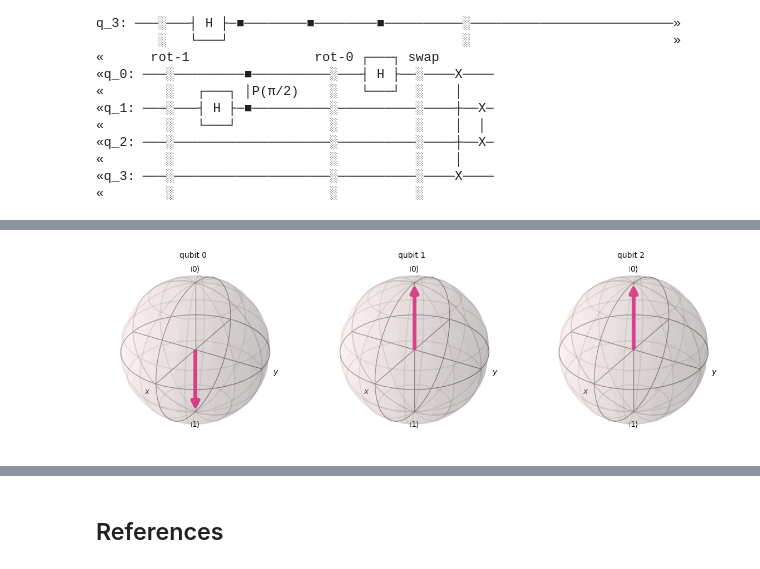
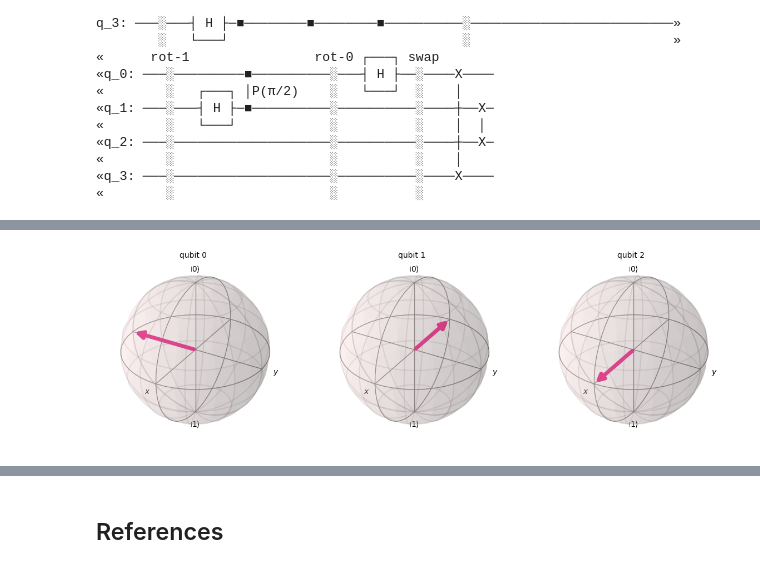
Before and after one commit to yoyolicoris/qmul-ecs7011-courseworks, a Jupyter notebook: coursework2.ipynb, the cells around one changed output, grey strips where cells are left out. Saved outputs shown, nothing was run; the diff lists cells and outputs as text; code cells hidden in the pictures.

```diff
--- a/coursework2.ipynb
+++ b/coursework2.ipynb
@@ -258,0 +244,19 @@ q_2: ─────
+# %%
+def get_string_as_circuit(state: str, num_qubits: int) -> QuantumCircuit:
+    """
+    Returns a quantum circuit that prepares the given state
+
+    Args:
+        state: The state to prepare
+        num_qubits: The number of qubits to prepare the state on
+
+    Returns:
+        The quantum circuit that prepares the state
+    """
+    circuit = QuantumCircuit(num_qubits)
+    reduce(
+        lambda _, x: circuit.x(x[0]) if x[1] else None,
+        enumerate(map(int, reversed(state))),
+        None,
+    )
+    return circuit
@@ -258,0 +265,8 @@ q_2: ─────
+# %%
+test_data = "110"
+data_qc = get_string_as_circuit(test_data, len(test_data))
+
+data_copy = data_qc.copy()
+data_copy.save_statevector()
+statevector = simulator.run(data_copy).result().get_statevector()
+plot_bloch_multivector(statevector)
@@ -258,0 +289,3 @@ q_2: ─────
+# %%
+task2_qc = data_qc.compose(get_qft_circuit(len(test_data)))
+task2_qc.draw()
@@ -259,8 +307,7 @@ q_2: ─────
 # %%
-qc_copy = qc.copy()
-qc_copy.save_statevector()
-result = simulator.run(qc_copy).result()
-statevector = result.get_statevector()
+task2_copy = task2_qc.copy()
+task2_copy.save_statevector()
+statevector = simulator.run(task2_copy).result().get_statevector()
 plot_bloch_multivector(statevector)
 # %% [output]
-[figure, old version]
+[figure, new version]
```
Also changed, not shown: parts of 27 cells of this notebook.
